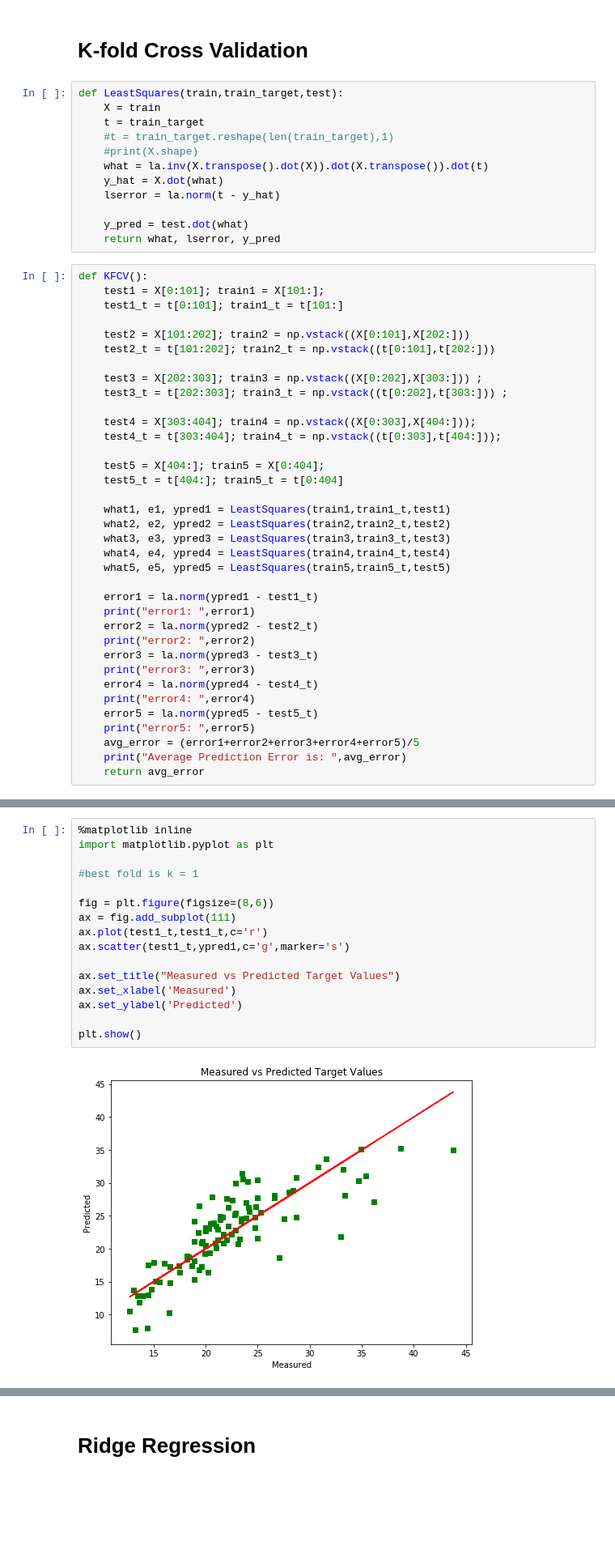
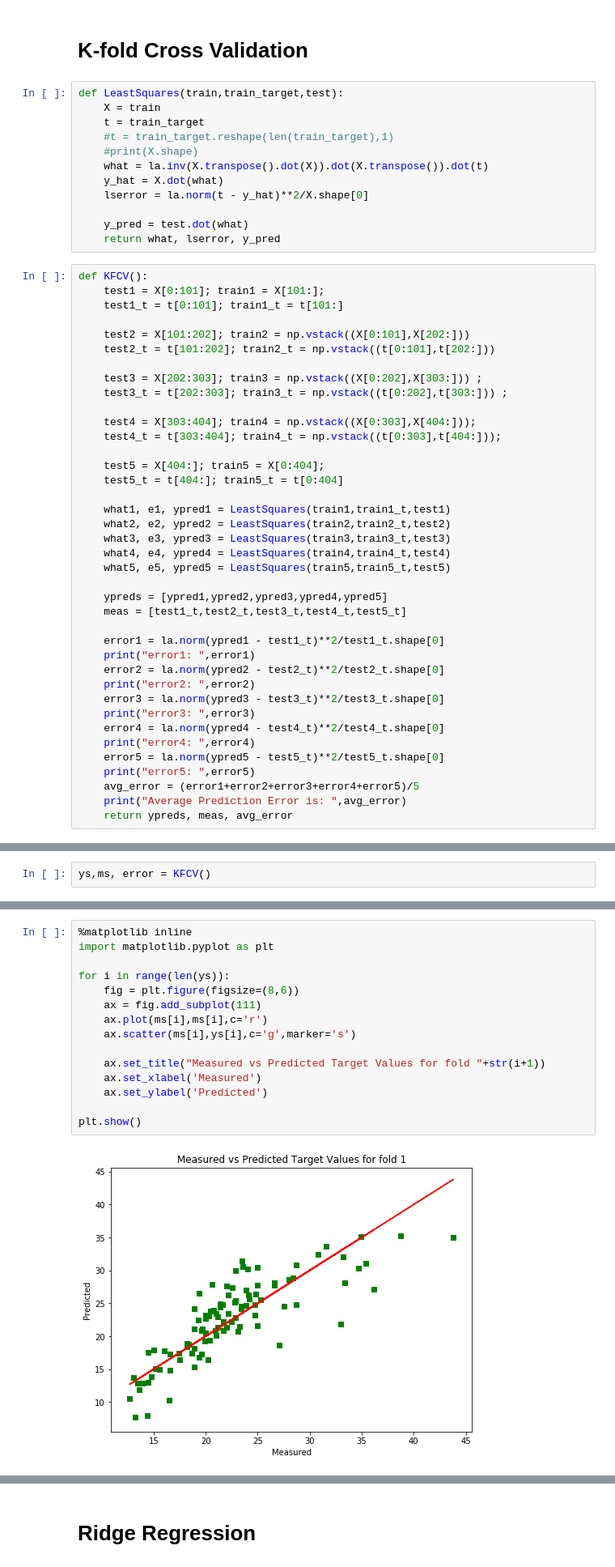
Before and after one commit to safashaikh/MLNotebooks, a Jupyter notebook: In-Class Exercise.ipynb, the cells around one changed output, grey strips where cells are left out. Shown: that part at 81% size. Drawn from its saved outputs; the diff is of its cells as text; blank space fills up the shorter version.

Commit message:
fixed errors

```diff
--- a/In-Class Exercise.ipynb
+++ b/In-Class Exercise.ipynb
@@ -62,7 +62,7 @@ def LeastSquares(train,train_target,test):
     #print(X.shape)
     what = la.inv(X.transpose().dot(X)).dot(X.transpose()).dot(t)
     y_hat = X.dot(what)
-    lserror = la.norm(t - y_hat)
+    lserror = la.norm(t - y_hat)**2/X.shape[0]
 
     y_pred = test.dot(what)
     return what, lserror, y_pred
@@ -89,16 +89,19 @@ def KFCV():
     what4, e4, ypred4 = LeastSquares(train4,train4_t,test4)
     what5, e5, ypred5 = LeastSquares(train5,train5_t,test5)
 
-    error1 = la.norm(ypred1 - test1_t)
+    ypreds = [ypred1,ypred2,ypred3,ypred4,ypred5]
+    meas = [test1_t,test2_t,test3_t,test4_t,test5_t]
+
+    error1 = la.norm(ypred1 - test1_t)**2/test1_t.shape[0]
     print("error1: ",error1)
-    error2 = la.norm(ypred2 - test2_t)
+    error2 = la.norm(ypred2 - test2_t)**2/test2_t.shape[0]
     print("error2: ",error2)
-    error3 = la.norm(ypred3 - test3_t)
+    error3 = la.norm(ypred3 - test3_t)**2/test3_t.shape[0]
     print("error3: ",error3)
-    error4 = la.norm(ypred4 - test4_t)
+    error4 = la.norm(ypred4 - test4_t)**2/test4_t.shape[0]
     print("error4: ",error4)
-    error5 = la.norm(ypred5 - test5_t)
+    error5 = la.norm(ypred5 - test5_t)**2/test5_t.shape[0]
     print("error5: ",error5)
     avg_error = (error1+error2+error3+error4+error5)/5
     print("Average Prediction Error is: ",avg_error)
-    return avg_error
+    return ypreds, meas, avg_error
@@ -114,0 +108,2 @@ Average Prediction Error is:  58.5939947621207
+# %%
+ys,ms, error = KFCV()
@@ -115,18 +117,17 @@ Average Prediction Error is:  58.5939947621207
 # %%
 %matplotlib inline
 import matplotlib.pyplot as plt
 
-#best fold is k = 1
+for i in range(len(ys)):
+    fig = plt.figure(figsize=(8,6))
+    ax = fig.add_subplot(111)
+    ax.plot(ms[i],ms[i],c='r')
+    ax.scatter(ms[i],ys[i],c='g',marker='s')
 
-fig = plt.figure(figsize=(8,6))
-ax = fig.add_subplot(111)
-ax.plot(test1_t,test1_t,c='r')
-ax.scatter(test1_t,ypred1,c='g',marker='s')
-
-ax.set_title("Measured vs Predicted Target Values")
-ax.set_xlabel('Measured')
-ax.set_ylabel('Predicted')
+    ax.set_title("Measured vs Predicted Target Values for fold "+str(i+1))
+    ax.set_xlabel('Measured')
+    ax.set_ylabel('Predicted')
 
 plt.show()
 # %% [output]
-[figure, old version]
+[figure, new version]
```
Also changed, not shown: parts of 7 cells of this notebook.
